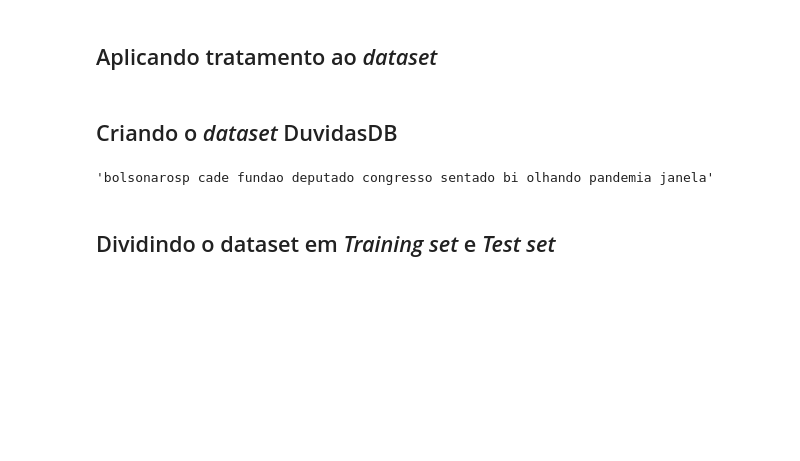
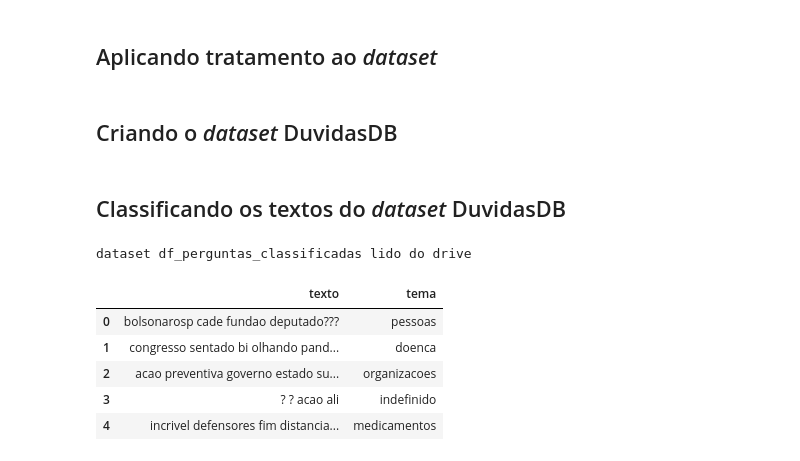
Before and after one commit to ednux/data-science-twitters-covid, a Jupyter notebook: main.ipynb, the cells around one changed output. Cells and saved outputs as stored; diff of their text form; code cells hidden in the pictures; blank space fills up the shorter version.

Commit message:
Adicionado classificação para o dataset de perguntas

```diff
--- a/main.ipynb
+++ b/main.ipynb
@@ -995,7 +999,10 @@ dataset_com_tratamento = dataset_com_tratamento.reset_index(drop=True)
 ## Criando o *dataset* DuvidasDB
 # %%
 # Selecionando apenas tweets com texto que contem '?'
-DuvidasDB = pd.DataFrame(dataset_com_tratamento[dataset_com_tratamento['texto'].str.contains("\?") == True])
+# DuvidasDB = pd.DataFrame(dataset_com_tratamento[dataset_com_tratamento['texto'].str.contains("\?") == True])
+
+# Cria o dataset DuvidasDB apartir do dataset com tratamento
+DuvidasDB = pd.DataFrame(dataset_com_tratamento)
 DuvidasDB = DuvidasDB.reset_index(drop=True)
 # %%
 all_stopwords = list()
@@ -1016,6 +1033,12 @@ for i in range(0, len(DuvidasDB.texto)):
-# %%
-perguntas_lista[0]
-# %% [output]
-'bolsonarosp cade fundao deputado congresso sentado bi olhando pandemia janela'
-# %% [markdown]
-## Dividindo o dataset em *Training set* e *Test set*
+# %% [markdown]
+## Classificando os textos do *dataset* DuvidasDB
+# %%
+#Lista palavras chaves
+
+doenca = ["virus","Sars-CoV-2","coronavirus","corona","Covid","coronga","Covid-19","gripe","gripezinha","pneumonia","dor no peito","cansaço","falta de ar","febre","coriza","febre alta","sem olfato","sem paladar","sem olfato e paladar","dificuldade de respirar", "pandemia", "espirro", "tosse","pneumonia viral","assintomático", "dor garganta","grupo de risco","aglomeração","infecção respiratória","sintomática","dificultade de respirar"]
+
+medicamentos = ["cloroquina","hidroxicloroquina","cha de boldo","cha de alho","sabao","vitamina","cha de jambu","cha de limao","anticoagulação","vitamina C","vitaminca D","azitromicina","corticoides","remdesivir","vacina","ivermectina","anticoagulação","inalação","UTI","isolamamento","dexametasona","prednisona","ibuprofeno","mascara","distanciamento social","EPI","quarentena","Respirador", "Lockdown","alcool em gel","nitazoxanida","lavar as maos","decreto","período de incubação"]
+
+organizacoes = ["OPAS","FVS","Fundação de Vigilancia em Saude","SUS","OMS","Organização Mundial da Saude","STF","Supremo Tribunal Federal", "Ministério da Saúde","Governo","Jornal Nacional","Globo","TV Globo","Folha de S.Paulo","SBI","Sociedade Brasileira de Infectologia","AMIB","Associação de Medicina Intensiva Brasileira", "SBPT","Sociedade Brasileira de Pneumologia e Tisiologia","Ministro da Saude", "Governo Federal","Oxford","CRM", "G1","Conselho Regional de Medicina","CNS","Conselho Nacional de Saude"]
+
+pessoas = ["Trump", "Donald Trump","Bolsonaro", "Guedes","Flavio Bolsonaro","Varella","Mandetta","Nelson Teich","Wilson Witzel","Ghebreyesus","Alberto Fernández","Katrín Jakobsdóttir","Xi Jinping","Presidente"]
@@ -1021,0 +1074,34 @@ perguntas_lista[0]
+# %%
+datasetFileName = 'df_perguntas_classificadas.csv'
+dirName = 'trabalho-pratico'
+df_perguntas_classificadas = pd.DataFrame(data={"texto": [np.nan], "tema" : [np.nan]})
+
+if True == os.path.isfile('/content/drive/My Drive/' + dirName + '/' + datasetFileName):
+  df_perguntas_classificadas = pd.read_csv('/content/drive/My Drive/' + dirName + '/' + datasetFileName)
+  print('dataset df_perguntas_classificadas lido do drive')
+else:
+  compile_doenca = re.compile('|'.join(doenca))
+  compile_organizacoes = re.compile('|'.join(organizacoes))
+  compile_pessoas = re.compile('|'.join(pessoas))
+  compile_medicamentos = re.compile('|'.join(medicamentos))
+  for i in range(0, 600000):
+    if compile_doenca.search(perguntas[i]):
+      df_perguntas_classificadas.loc[i] = [perguntas[i]] + ["doenca"]
+    elif compile_medicamentos.search(perguntas[i]):
+      df_perguntas_classificadas.loc[i] = [perguntas[i]] + ["medicamentos"]
+    elif compile_organizacoes.search(perguntas[i]):
+      df_perguntas_classificadas.loc[i] = [perguntas[i]] + ["organizacoes"]
+    elif compile_pessoas.search(perguntas[i]):
+      df_perguntas_classificadas.loc[i] = [perguntas[i]] + ["pessoas"]
+    else:
+      df_perguntas_classificadas.loc[i] =[perguntas[i]] + ["indefinido"]
+  df_perguntas_classificadas.to_csv('/content/drive/My Drive/trabalho-pratico/df_perguntas_classificadas.csv', sep=',',index=False)
+df_perguntas_classificadas.head()
+# %% [output]
+dataset df_perguntas_classificadas lido do drive
+|  | texto | tema |
+| 0 | bolsonarosp cade fundao deputado??? | pessoas |
+| 1 | congresso sentado bi olhando pand... | doenca |
+| 2 | acao preventiva governo estado su... | organizacoes |
+| 3 | ? ? acao ali | indefinido |
+| 4 | incrivel defensores fim distancia... | medicamentos |
```
Also changed, not shown: parts of 14 cells of this notebook.
